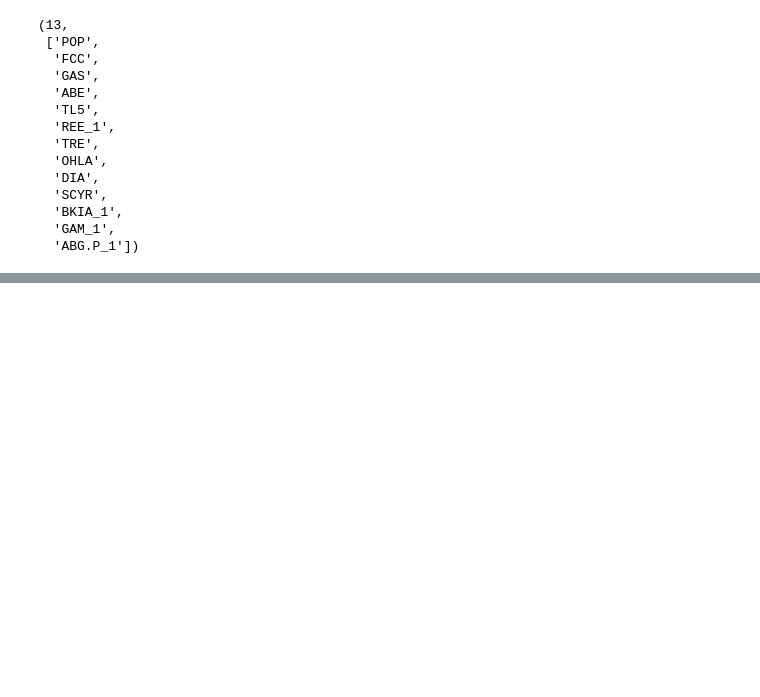
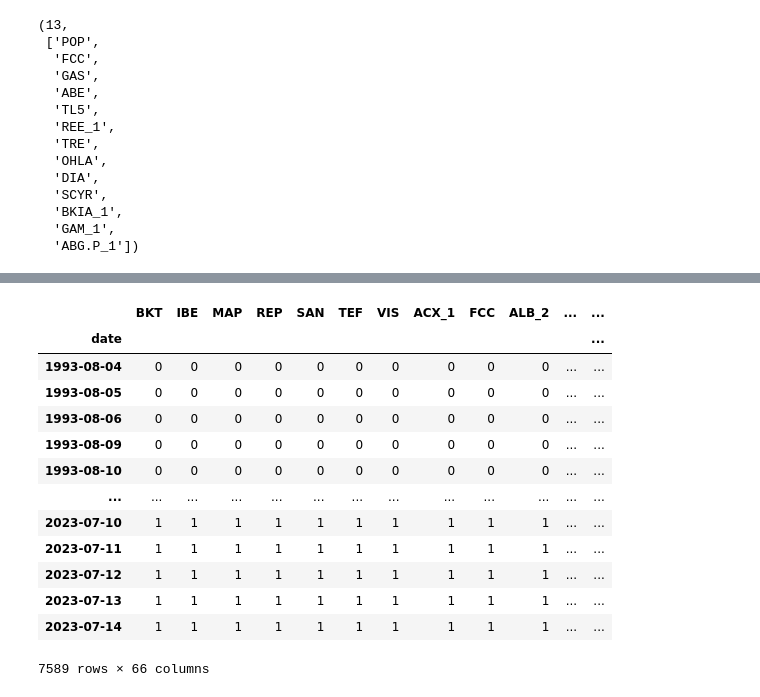
Before and after one commit to tintenderete/TFM, a Jupyter notebook: DATA/ibex_historical_data.ipynb, the cells around one changed output, grey strips where cells are left out. Saved outputs shown, nothing was run; the diff lists cells and outputs as text; code cells hidden in the pictures; blank space fills up the shorter version.

```diff
--- a/DATA/ibex_historical_data.ipynb
+++ b/DATA/ibex_historical_data.ipynb
@@ -319,0 +559,18 @@ len(res), res
+# %%
+df_price_clean_real_value_mask =df_price_clean.isna() * 1
+df_price_clean_real_value_mask
+# %% [output]
+|  | BKT | IBE | MAP | REP | SAN | TEF | VIS | ACX_1 | FCC | ALB_2 | ... | ... |
+| date |  |  |  |  |  |  |  |  |  |  |  | ... |
+| 1993-08-04 | 0 | 0 | 0 | 0 | 0 | 0 | 0 | 0 | 0 | 0 | ... | ... |
+| 1993-08-05 | 0 | 0 | 0 | 0 | 0 | 0 | 0 | 0 | 0 | 0 | ... | ... |
+| 1993-08-06 | 0 | 0 | 0 | 0 | 0 | 0 | 0 | 0 | 0 | 0 | ... | ... |
+| 1993-08-09 | 0 | 0 | 0 | 0 | 0 | 0 | 0 | 0 | 0 | 0 | ... | ... |
+| 1993-08-10 | 0 | 0 | 0 | 0 | 0 | 0 | 0 | 0 | 0 | 0 | ... | ... |
+| ... | ... | ... | ... | ... | ... | ... | ... | ... | ... | ... | ... | ... |
+| 2023-07-10 | 1 | 1 | 1 | 1 | 1 | 1 | 1 | 1 | 1 | 1 | ... | ... |
+| 2023-07-11 | 1 | 1 | 1 | 1 | 1 | 1 | 1 | 1 | 1 | 1 | ... | ... |
+| 2023-07-12 | 1 | 1 | 1 | 1 | 1 | 1 | 1 | 1 | 1 | 1 | ... | ... |
+| 2023-07-13 | 1 | 1 | 1 | 1 | 1 | 1 | 1 | 1 | 1 | 1 | ... | ... |
+| 2023-07-14 | 1 | 1 | 1 | 1 | 1 | 1 | 1 | 1 | 1 | 1 | ... | ... |
+7589 rows × 66 columns
```
Also changed, not shown: parts of 35 cells of this notebook.
